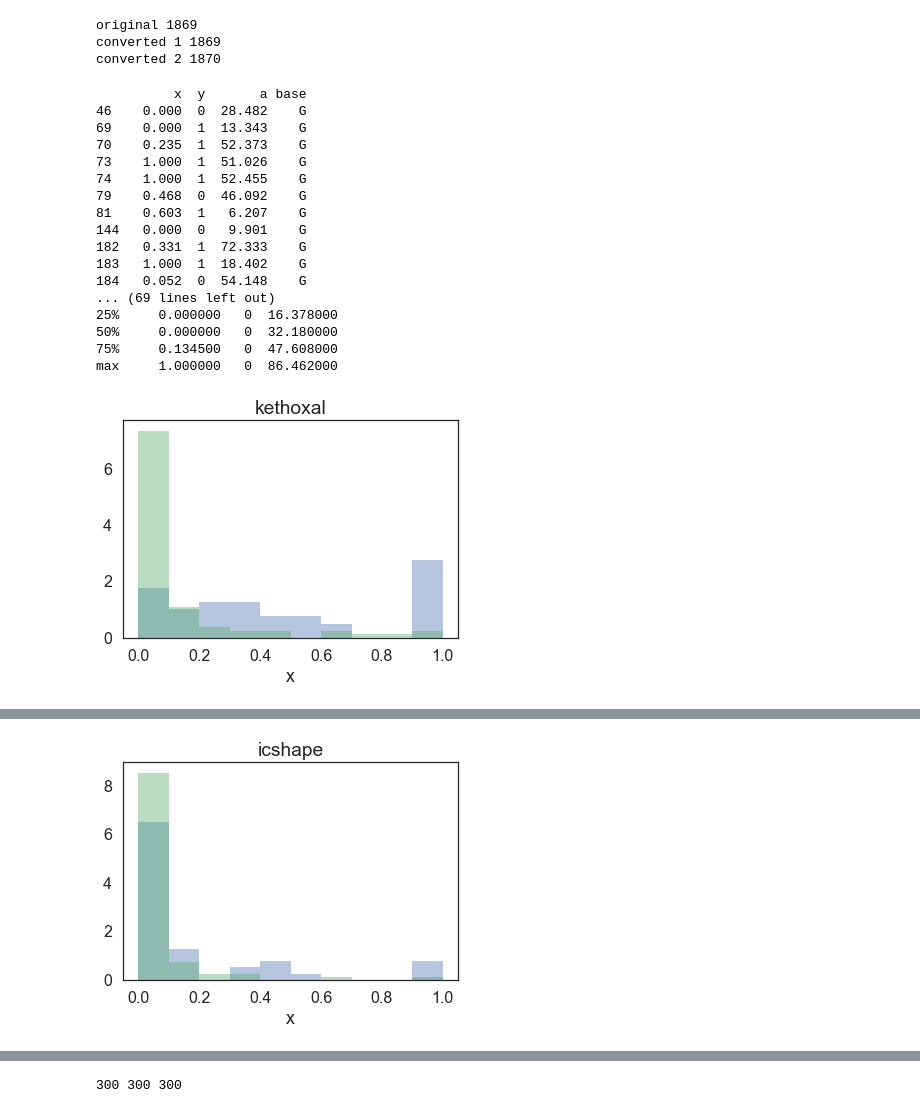
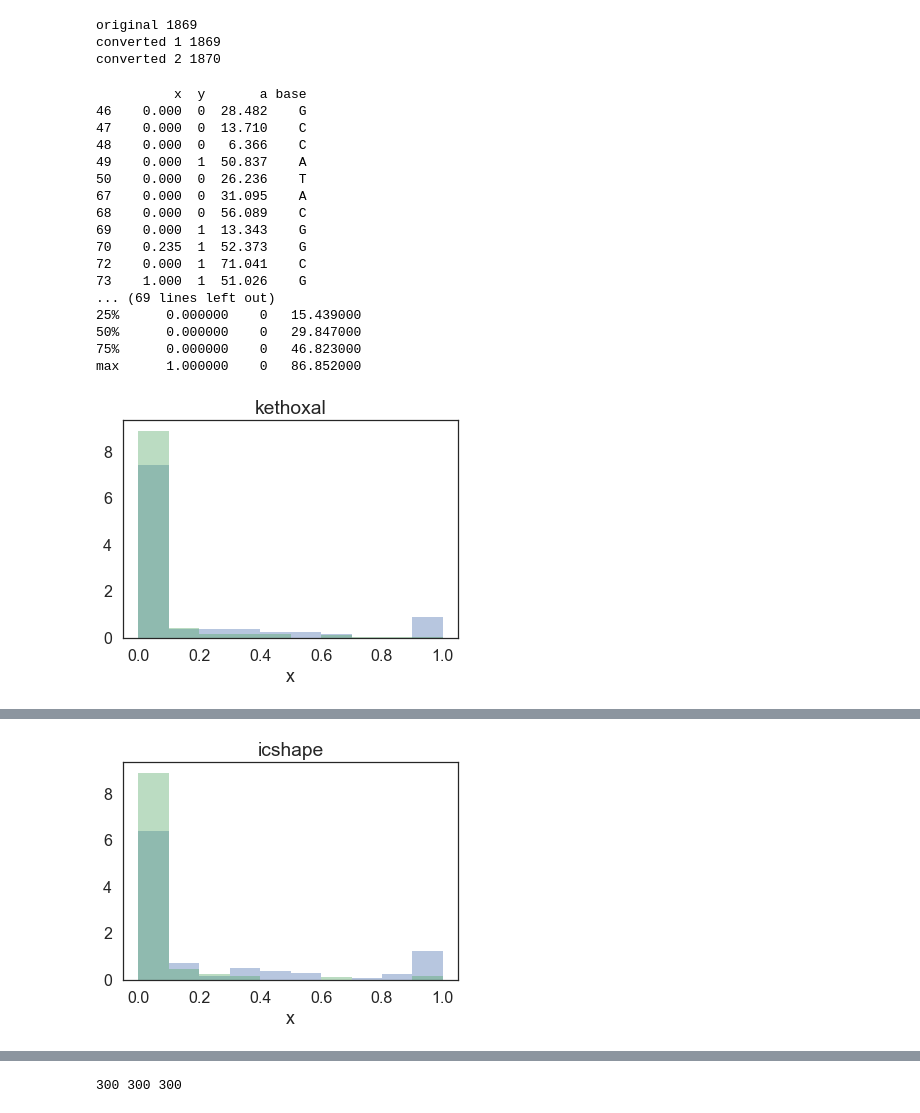
Before and after one commit to XingyangQian/KS_test, a Jupyter notebook: scripts/AUC/roc.ipynb, the cells around one changed output, grey strips where cells are left out. Drawn from its saved outputs; the diff is of its cells as text; code cells hidden in the pictures.

```diff
--- a/scripts/AUC/roc.ipynb
+++ b/scripts/AUC/roc.ipynb
@@ -129,55 +142,85 @@ kethoxal_df = pd.DataFrame({'x':kethoxal})
 
 icshape = [np.nan if i == 'NULL' else float(i) for i in icshape]
 icshape_df = pd.DataFrame({'x':icshape})
+# %%
+rt_dict_kethoxal_rRNA = read_rt('./kethoxal_rRNA.normalized.rt')
+rt_dict_icshape_rRNA = read_rt('./icshape.vivo1.rrna.normalized.rt')
+
+kethoxal_rt = rt_dict_kethoxal_rRNA['18S']['RTstop']
+icshape_rt = rt_dict_icshape_rRNA['18S']['RTstop']
+
+kethoxal_bd = rt_dict_kethoxal_rRNA['18S']['baseDensity']
+icshape_bd = rt_dict_icshape_rRNA['18S']['baseDensity']
+
+kethoxal_rt = [np.nan if i == 'NULL' else float(i) for i in kethoxal_rt]
+kethoxal_rt_df = pd.DataFrame({'x':kethoxal_rt})
+
+icshape_rt = [np.nan if i == 'NULL' else float(i) for i in icshape_rt]
+icshape_rt_df = pd.DataFrame({'x':icshape_rt})
+
+kethoxal_rt_div_bd = [i/float(j) for i,j in zip(kethoxal_rt, kethoxal_bd)]
+icshape_rt_div_bd = [i/float(j) for i,j in zip(icshape_rt, icshape_bd)]
+
+kethoxal_rt_div_bd_df = pd.DataFrame({'x':kethoxal_rt_div_bd})
+icshape_rt_div_bd_df = pd.DataFrame({'x':icshape_rt_div_bd})
+# %%
+kethoxal_rt_df = kethoxal_rt_df/kethoxal_rt_df.max()
+icshape_rt_df = icshape_rt_df/icshape_rt_df.max()
+
+kethoxal_rt_div_bd_df = kethoxal_rt_div_bd_df/kethoxal_rt_div_bd_df.max()
+icshape_rt_div_bd_df = icshape_rt_div_bd_df/icshape_rt_div_bd_df.max()
 # %%
-filelist = ['kethoxal', 'icshape']
+filelist = ['kethoxal', 'icshape', 'kethoxal(RT)', 'icshape(RT)', 'kethoxal(RT/BD)', 'icshape(RT/BD)']
 
-X_test = [kethoxal_df, icshape_df]
+X_test = [kethoxal_df, icshape_df, kethoxal_rt_df, icshape_rt_df, kethoxal_rt_div_bd_df, icshape_rt_div_bd_df]
+
+filelist = filelist[0:]
+X_test = X_test[0:]
 
 fpr_list = []
 tpr_list = []
 roc_auc_list = []
 
 for i in range(len(X_test)):
     X_test[i]['y'] = mouse_ct_18S_new
     X_test[i]['a'] = pd.Series(mouse_acces_ls)
     X_test[i]['base'] = list(fa_dict_rRNA_mouse['18S'])
     X_clean = X_test[i].dropna()
-    X_select = X_clean[X_clean.a>=3]
+    X_select = X_clean[X_clean.a>=5]
     X_select = X_select[X_select['x']>=0]
-    X_select = X_select[X_select['base']=='G']
+#     X_select = X_select[X_select['base']=='G']
     print X_select
     print X_select['y'].value_counts()
     fpr,tpr,_ = roc_curve(X_select['y'],X_select['x'])
     ml_125_ss = X_select[X_select.y==1]
     ml_125_ds = X_select[X_select.y==0]
     print(ml_125_ss.describe())
     print(ml_125_ds.describe())
     sns.distplot(ml_125_ss.dropna()['x'],norm_hist=True,kde=False, bins=10)
     sns.distplot(ml_125_ds.dropna()['x'],norm_hist=True,kde=False, bins=10)
     plt.title(filelist[i])
     plt.show()
     fpr_list.append(fpr)
     tpr_list.append(tpr)
     roc_auc_list.append(auc(fpr_list[i],tpr_list[i]))
 # %% [output]
           x  y       a base
 46    0.000  0  28.482    G
+47    0.000  0  13.710    C
+48    0.000  0   6.366    C
+49    0.000  1  50.837    A
+50    0.000  0  26.236    T
+67    0.000  0  31.095    A
+68    0.000  0  56.089    C
 69    0.000  1  13.343    G
 70    0.235  1  52.373    G
+72    0.000  1  71.041    C
 73    1.000  1  51.026    G
-74    1.000  1  52.455    G
-79    0.468  0  46.092    G
-81    0.603  1   6.207    G
-144   0.000  0   9.901    G
-182   0.331  1  72.333    G
-183   1.000  1  18.402    G
-184   0.052  0  54.148    G
 ... (69 lines left out)
-25%     0.000000   0  16.378000
-50%     0.000000   0  32.180000
-75%     0.134500   0  47.608000
-max     1.000000   0  86.462000
+25%      0.000000    0   15.439000
+50%      0.000000    0   29.847000
+75%      0.000000    0   46.823000
+max      1.000000    0   86.852000
-[figure, old version]
+[figure, new version]
           x  y       a base
 46    0.687  0  28.482    G
@@ -199 +242 @@ max     1.000000   0  86.462000
-[figure, old version]
+[figure, new version]
```
Also changed, not shown: parts of 3 cells of this notebook, 26 other files.
